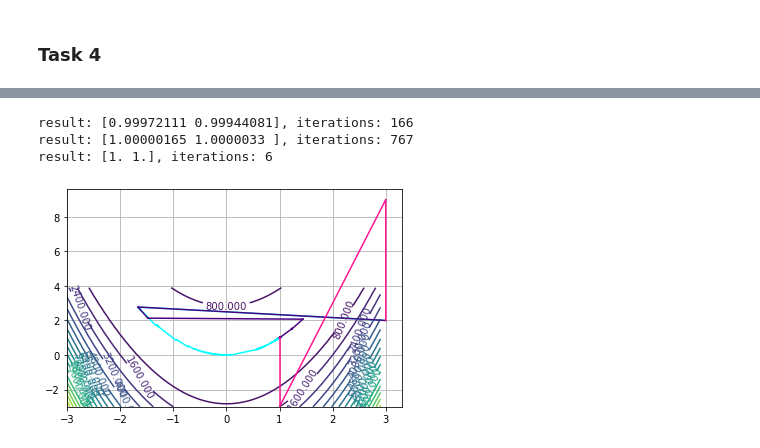
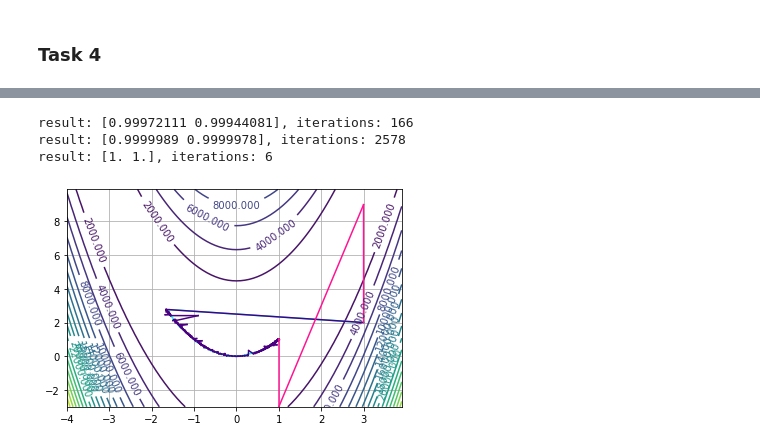
Before and after one commit to pool-party/optimization-methods, a Jupyter notebook: first-order/gradient_descent_plots.ipynb, the cells around one changed output, grey strips where cells are left out. Cells and saved outputs as stored; diff of their text form; code cells hidden in the pictures.

```diff
--- a/first-order/gradient_descent_plots.ipynb
+++ b/first-order/gradient_descent_plots.ipynb
@@ -367,24 +375,24 @@ result: [1. 1.], iterations: 3
 # %%
 trace1 = gradient_descent(second_function, second_function_grad, np.array([3, 2]), golden_ratio_method, pb=True)
 trace2 = conjugate_gradients_method(second_function, second_function_grad, np.array([3, 2]), golden_ratio_method, criterion=3, eps=1e-6, pb=True)
 trace3 = newton(second_function, second_function_grad, second_function_hess, np.array([3, 2]), 1)
 
 trace = [trace1, trace2, trace3]
 
 make_level_lines_plot(trace,
               second_function,
-              x_min=-3,
-              x_max=3,
+              x_min=-4,
+              x_max=4,
               y_min=-3,
-              y_max=4,
+              y_max=10,
               levels=20,
               make_scatter=False
              )
 # %% [output]
 result: [0.99972111 0.99944081], iterations: 166
-result: [1.00000165 1.0000033 ], iterations: 767
+result: [0.9999989 0.9999978], iterations: 2578
 result: [1. 1.], iterations: 6
-[figure, old version]
+[figure, new version]
 # %%
 trace1 = gradient_descent(third_function, third_function_grad, np.array([3, 2]), golden_ratio_method, pb=True)
 trace2 = conjugate_gradients_method(third_function, third_function_grad, np.array([3, 2]), golden_ratio_method, criterion=3, eps=1e-6, pb=True)
```
Also changed, not shown: parts of 16 cells of this notebook, 2 other files.
